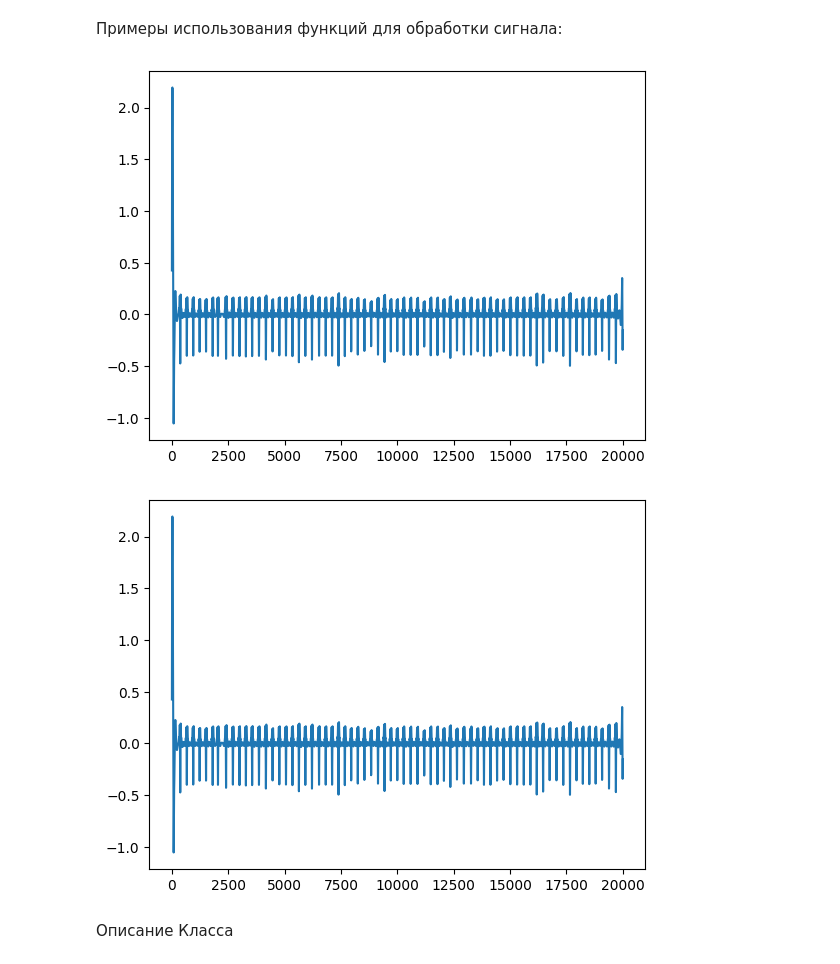
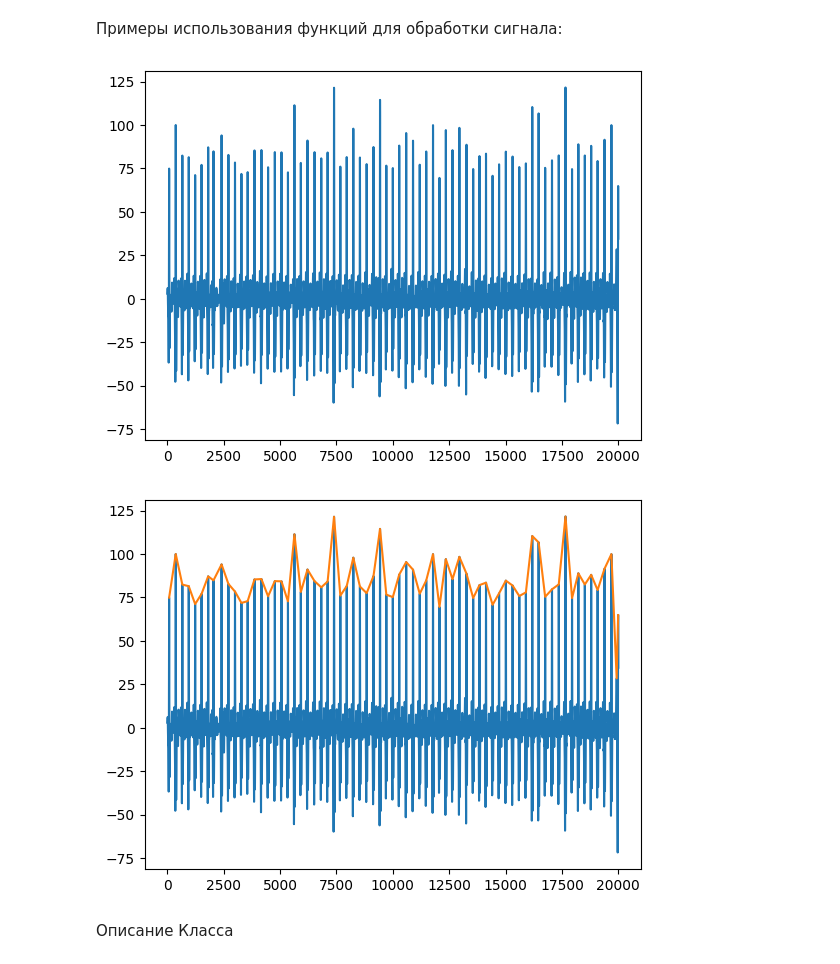
Before and after one commit to BashkirovIvan/BMT1-12_Python_Programming, a Jupyter notebook: ЛР_№6.ipynb, the cells around one changed output. Saved outputs shown, nothing was run; the diff lists cells and outputs as text; code cells hidden in the pictures.

```diff
--- a/ЛР_№6.ipynb
+++ b/ЛР_№6.ipynb
@@ -81,7 +81,7 @@ Mounted at /content/gdrive
 # %%
 #загрузка сигнала из .csv файла с pandas
-df = pd.read_csv('/content/gdrive/MyDrive/Colab Notebooks/Python-BMT-main/Python-BMT-main/Seminar6/ecg.csv', header = 'infer', sep=';', decimal = ',')
-plt.plot(df[',MLII'])
+df = pd.read_csv('/content/gdrive/MyDrive/Colab Notebooks/Python-BMT-main/Python-BMT-main/Seminar6/ecg.csv')
+plt.plot(df['MLII'])
 plt.show()
 df.head()
 # %% [output]
@@ -98,11 +98,11 @@ df.head()
 Примеры использования функций для обработки сигнала:
 # %%
 #фильтрация сигнала с библиотекой heartpy
-filtered = hp.filter_signal(df[',MLII'], cutoff = [0.75, 3.5], sample_rate = 100, order = 3, filtertype='bandpass')
+filtered = hp.filter_signal(df['MLII'], cutoff = [0.75, 3.5], sample_rate = 100, order = 3, filtertype='bandpass')
 plt.plot(filtered)
 plt.show()
 # %% [output]
-[figure, old version]
+[figure, new version]
 # %%
 #поиск точек максимума с библиотекой scipy
 peaks, _ = find_peaks(filtered, height=20)
@@ -110,7 +110,7 @@ plt.plot(filtered)
 plt.plot(peaks, filtered[peaks])
 plt.show()
 # %% [output]
-[figure, old version]
+[figure, new version]
 # %% [markdown]
 Описание Класса
 # %%
```
Also changed, not shown: parts of 4 cells of this notebook, 1 other file.
